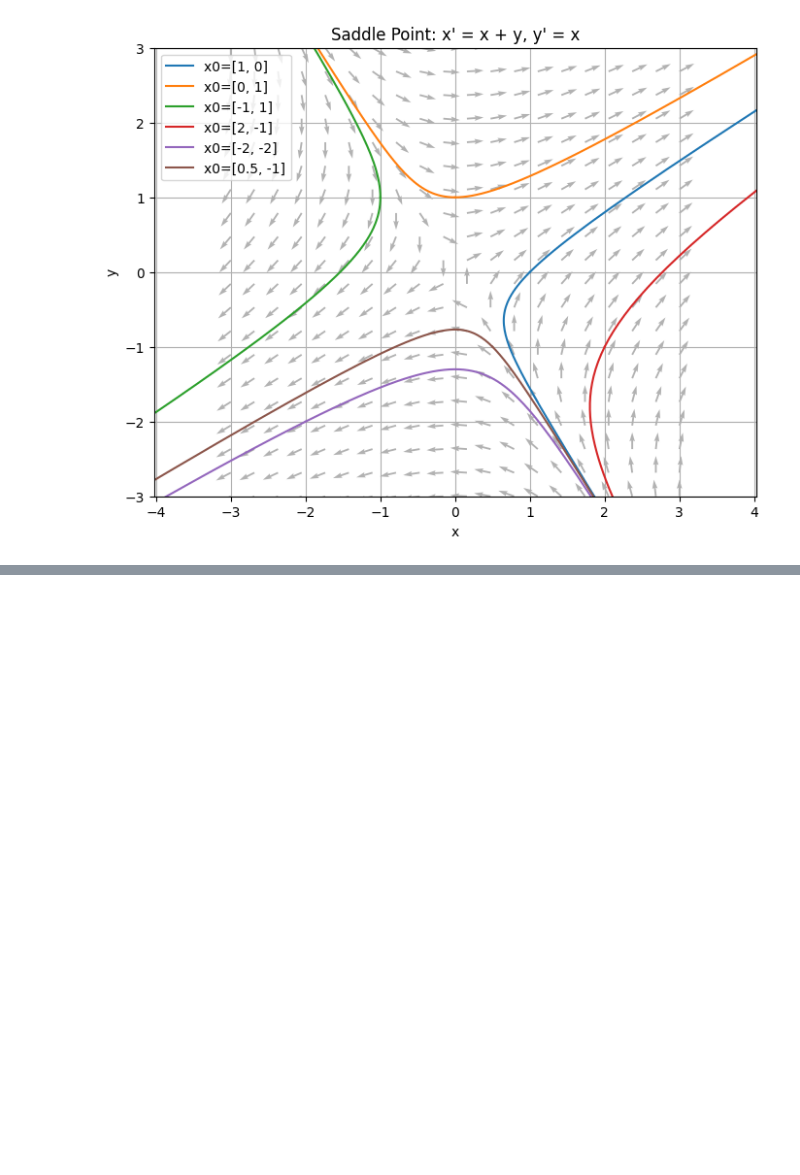
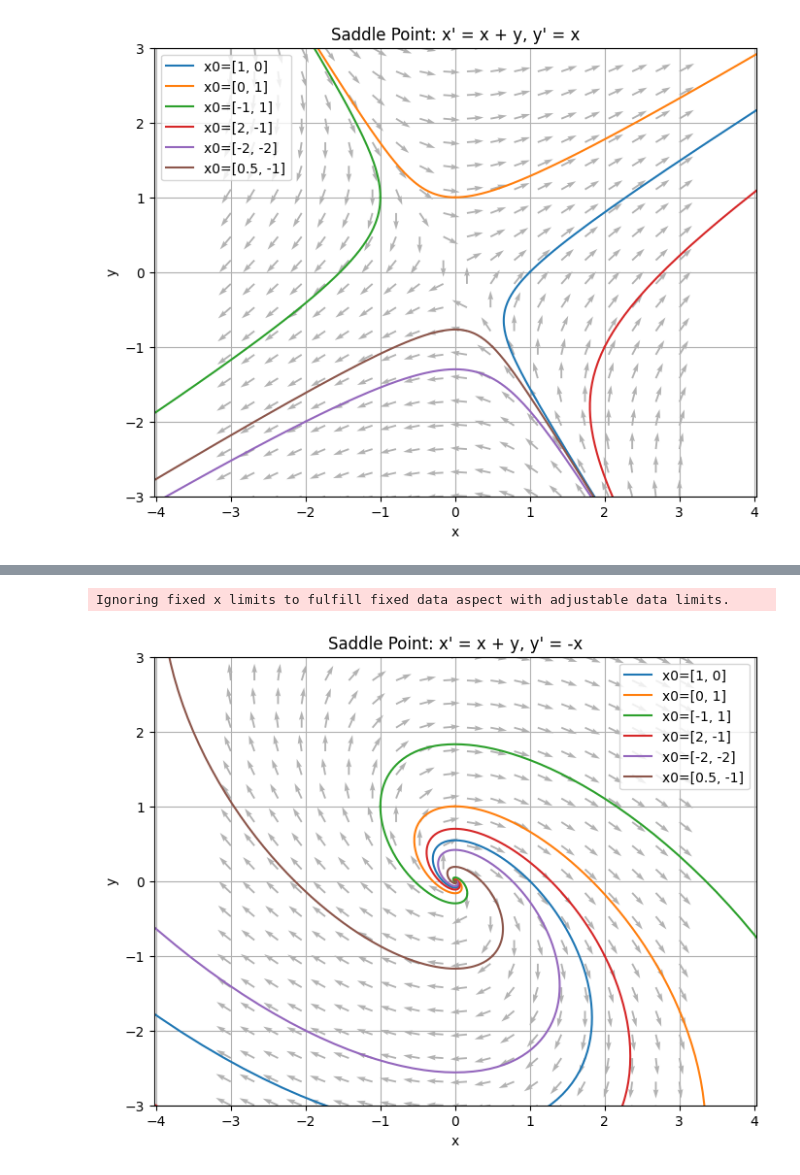
Before and after one commit to RalphExp/MachineLearning, a Jupyter notebook: Maths/ODE/ch03.ipynb, the cells around one changed output, grey strips where cells are left out. Cells and saved outputs as stored; diff of their text form; code cells hidden in the pictures; blank space fills up the shorter version.

```diff
--- a/Maths/ODE/ch03.ipynb
+++ b/Maths/ODE/ch03.ipynb
@@ -70,0 +80,55 @@ Ignoring fixed x limits to fulfill fixed data aspect with adjustable data limits
+# %%
+A = np.array([[1, 1],
+              [-1, 0]])
+
+def f(t, X):
+    return A @ X
+
+x_vals = np.linspace(-3, 3, 20)
+y_vals = np.linspace(-3, 3, 20)
+X, Y = np.meshgrid(x_vals, y_vals)
+
+U = X + Y
+V = -X
+
+N = np.sqrt(U**2 + V**2)
+N[N == 0] = 1
+U = U / N
+V = V / N
+
+plt.figure(figsize=(8, 6))
+plt.quiver(X, Y, U, V, color="gray", alpha=0.6)
+
+t_forward = np.linspace(0, 10, 200)
+t_backward = np.linspace(0, -10, 200)
+
+initial_conditions = [
+    [1, 0],
+    [0, 1],
+    [-1, 1],
+    [2, -1],
+    [-2, -2],
+    [0.5, -1]
+]
+
+colors = plt.cm.tab10.colors
+
+for i, x0 in enumerate(initial_conditions):
+    color = colors[i % len(colors)]
+    sol_f = solve_ivp(f, (0, 10), x0, t_eval=t_forward)
+    sol_b = solve_ivp(f, (0, -10), x0, t_eval=t_backward)
+    plt.plot(sol_f.y[0], sol_f.y[1], color=color, linestyle='-', label=f"x0={x0}")
+    plt.plot(sol_b.y[0], sol_b.y[1], color=color, linestyle='-')
+
+plt.xlabel('x')
+plt.ylabel('y')
+plt.title("Saddle Point: x' = x + y, y' = -x")
+plt.grid()
+plt.axis('equal')
+plt.xlim(-3, 3)
+plt.ylim(-3, 3)
+plt.legend()
+plt.show()
+# %% [output]
+Ignoring fixed x limits to fulfill fixed data aspect with adjustable data limits.
+[figure, added]
```
Also changed, not shown: parts of 2 cells of this notebook.
